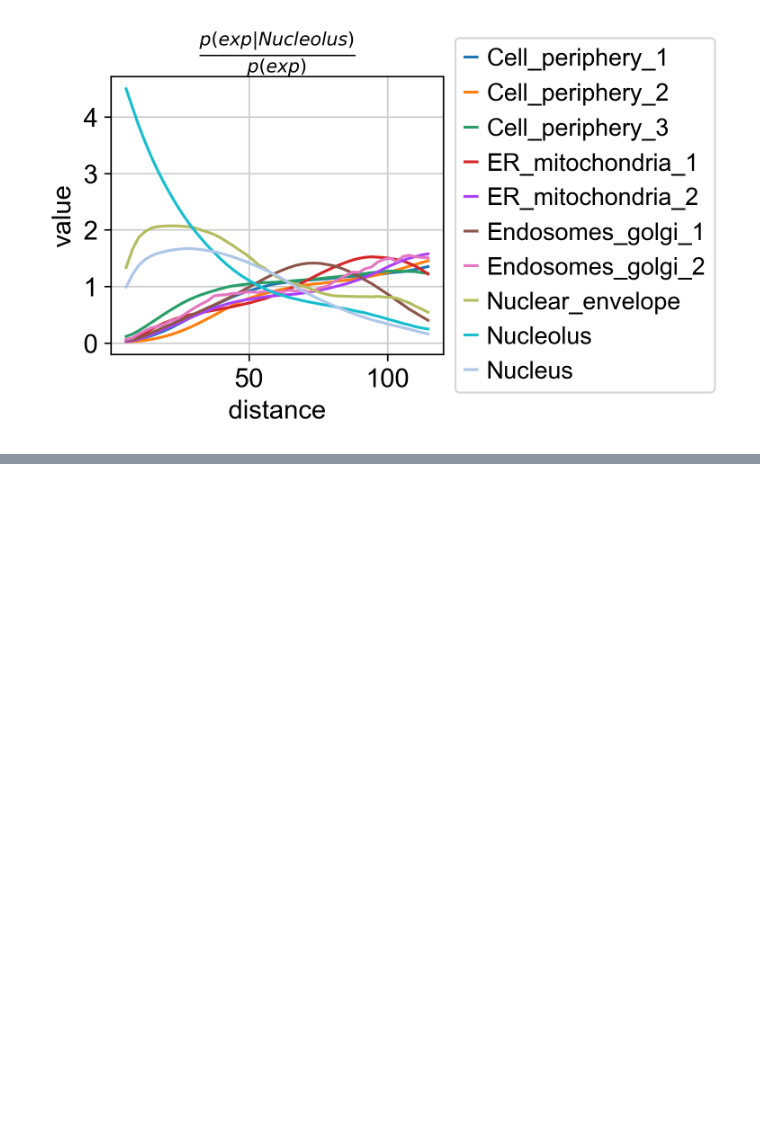
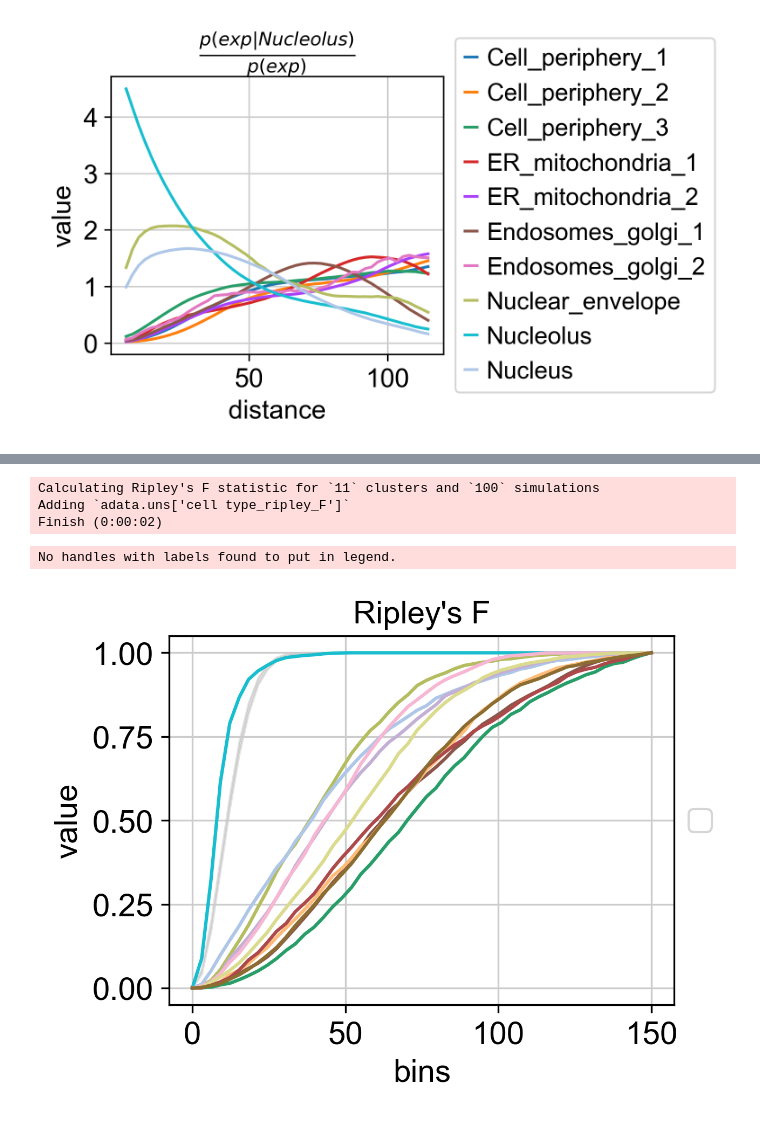
Before and after one commit to theislab/squidpy_reproducibility, a Jupyter notebook: notebooks/graph_figures/imc_4i.ipynb, the cells around one changed output, grey strips where cells are left out. Drawn from its saved outputs; the diff is of its cells as text; code cells hidden in the pictures; blank space fills up the shorter version.

Commit message:
Updates on graph figures (#21)
* graph update figures

* new_figures

* co occurrence visium

* try zellkonverter for spatial experiment

```diff
--- a/notebooks/graph_figures/imc_4i.ipynb
+++ b/notebooks/graph_figures/imc_4i.ipynb
@@ -117,3 +117,5 @@ sq.pl.co_occurrence(
 )
 # %% [output]
 [figure]
+# %%
+adata = sq.datasets.imc()
@@ -119,0 +138,22 @@ sq.pl.co_occurrence(
+# %%
+mode = "F"
+sq.gr.ripley(
+    adata, cluster_key="cell type", mode=mode, max_dist=150, n_observations=1000
+)
+# %% [output]
+Calculating Ripley's F statistic for `11` clusters and `100` simulations
+Adding `adata.uns['cell type_ripley_F']`
+Finish (0:00:02)
+# %%
+sq.pl.ripley(
+    adata,
+    cluster_key="cell type",
+    mode=mode,
+    dpi=300,
+    save="ripley_imc",
+    figsize=(4, 3),
+    legend=False,
+)
+# %% [output]
+No handles with labels found to put in legend.
+[figure, added]
```
Also changed, not shown: parts of 4 cells of this notebook, 27 other files.
